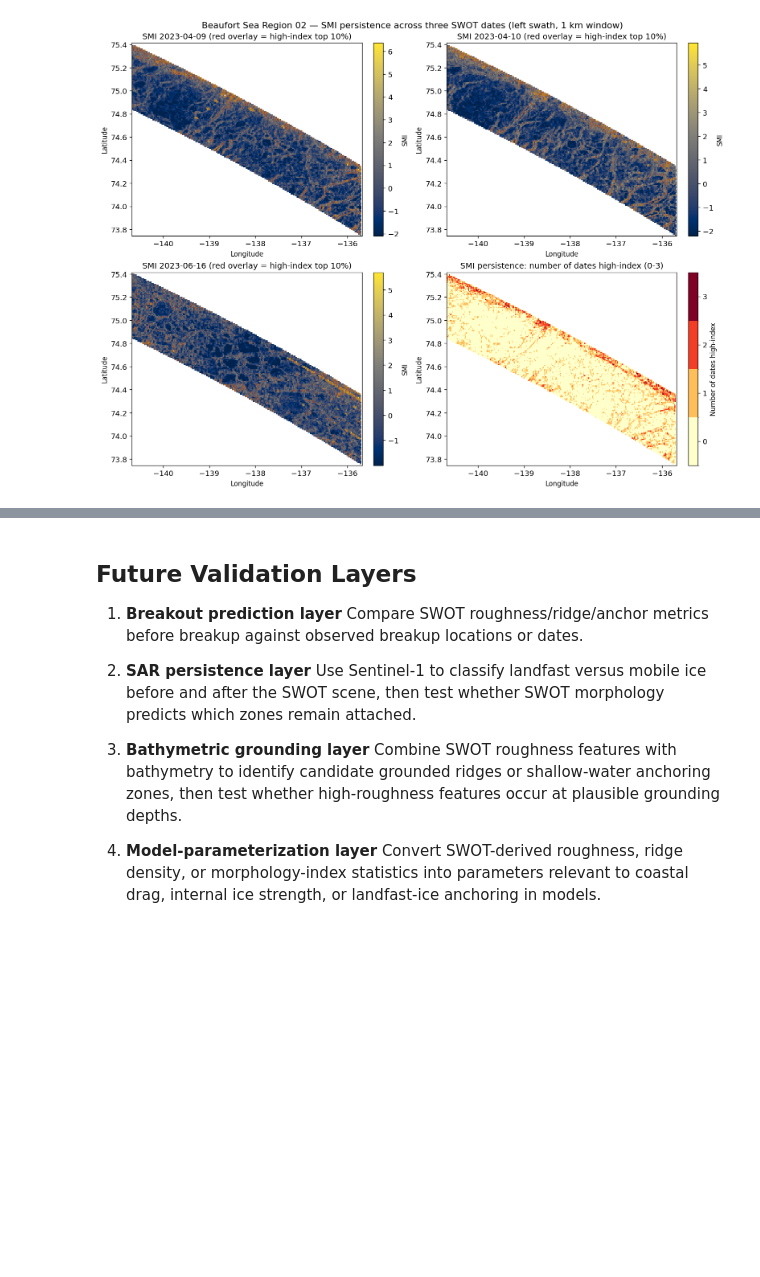
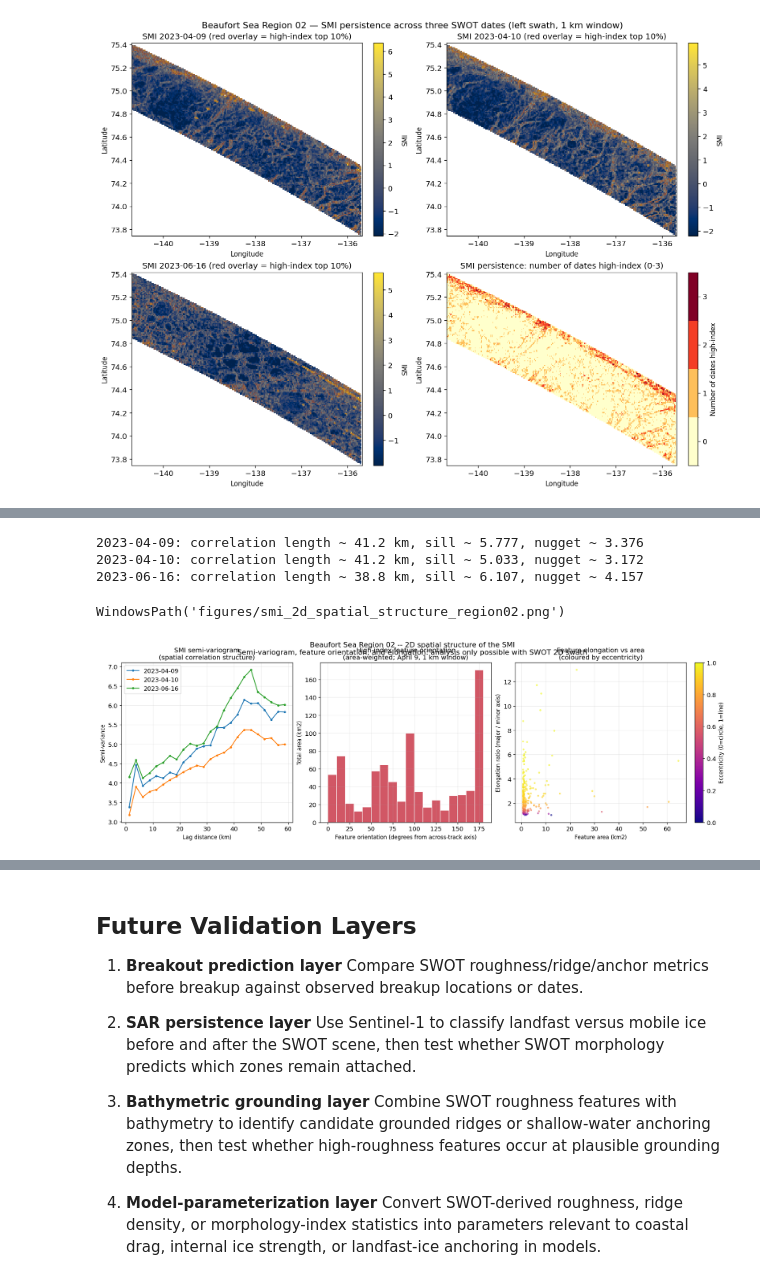
Before and after one commit to amstringer0303/swot_landfast_morphology_probe, a Jupyter notebook: swot_landfast_morphology_probe.ipynb, the cells around one changed output, grey strips where cells are left out. Saved outputs shown, nothing was run; the diff lists cells and outputs as text; code cells hidden in the pictures; blank space fills up the shorter version.

```diff
--- a/swot_landfast_morphology_probe.ipynb
+++ b/swot_landfast_morphology_probe.ipynb
@@ -742,0 +1027,77 @@ WindowsPath('figures/smi_persistence_region02_left.png')
+# %%
+# -- Multi-date semi-variograms (all three Region 02 dates) --
+variograms_by_date = {}
+for sc in scenes:
+    vg = swot_utils.smi_variogram(
+        sc["smi"], sc["valid"],
+        sc["lon"], sc["lat"],
+        max_distance_m=60_000, n_bins=24, n_sample=4000,
+    )
+    vg["date"] = sc["date"]
+    variograms_by_date[sc["date"]] = vg
+    sill_i = float(vg["semivariance"].quantile(0.75))
+    nugget_i = float(vg["semivariance"].iloc[0])
+    thresh_i = nugget_i + 0.95 * (sill_i - nugget_i)
+    reaches_i = vg[vg["semivariance"] >= thresh_i]
+    cl_i = float(reaches_i["distance_m"].iloc[0]) / 1000 if not reaches_i.empty else np.nan
+    print(f"{sc['date']}: correlation length ~ {cl_i:.1f} km, sill ~ {sill_i:.3f}, nugget ~ {nugget_i:.3f}")
+# %% [output]
+2023-04-09: correlation length ~ 41.2 km, sill ~ 5.777, nugget ~ 3.376
+2023-04-10: correlation length ~ 41.2 km, sill ~ 5.033, nugget ~ 3.172
+2023-06-16: correlation length ~ 38.8 km, sill ~ 6.107, nugget ~ 4.157
+# %%
+fig, axes = plt.subplots(1, 3, figsize=(16, 5), constrained_layout=True)
+
+# Panel 1: semi-variogram for all three dates
+colors_vg = {"2023-04-09": "#1f77b4", "2023-04-10": "#ff7f0e", "2023-06-16": "#2ca02c"}
+for date, vg in variograms_by_date.items():
+    axes[0].plot(vg["distance_m"] / 1000, vg["semivariance"],
+                 marker="o", markersize=3, linewidth=1.5,
+                 color=colors_vg[date], label=date)
+axes[0].set_xlabel("Lag distance (km)")
+axes[0].set_ylabel("Semi-variance")
+axes[0].set_title("SMI semi-variogram\n(spatial correlation structure)")
+axes[0].legend(frameon=True)
+axes[0].grid(alpha=0.25)
+
+# Panel 2: feature orientation rose diagram
+if not shape_metrics.empty:
+    angles = shape_metrics["orientation_deg"].dropna().values
+    # Orientation is in [-90, 90]; wrap to [0, 180] for a rose diagram
+    angles_180 = angles % 180
+    bins_rose = np.linspace(0, 180, 19)
+    counts, _ = np.histogram(angles_180, bins=bins_rose,
+                              weights=shape_metrics["area_km2"].values[:len(angles_180)])
+    bin_centers = (bins_rose[:-1] + bins_rose[1:]) / 2
+    axes[1].bar(bin_centers, counts, width=10, color="#c21f32", alpha=0.75, edgecolor="white")
+    axes[1].set_xlabel("Feature orientation (degrees from across-track axis)")
+    axes[1].set_ylabel("Total area (km2)")
+    axes[1].set_title("High-index feature orientation\n(area-weighted; April 9, 1 km window)")
+    axes[1].grid(alpha=0.25)
+
+# Panel 3: elongation vs area scatter
+if not shape_metrics.empty:
+    sc_plot = shape_metrics[shape_metrics["elongation"] <= 20]
+    axes[2].scatter(sc_plot["area_km2"], sc_plot["elongation"],
+                    s=12, c=sc_plot["eccentricity"], cmap="plasma",
+                    alpha=0.65, linewidths=0)
+    sm = plt.cm.ScalarMappable(cmap="plasma",
+                                norm=plt.Normalize(0, 1))
+    sm.set_array([])
+    fig.colorbar(sm, ax=axes[2], label="Eccentricity (0=circle, 1=line)")
+    axes[2].set_xlabel("Feature area (km2)")
+    axes[2].set_ylabel("Elongation ratio (major / minor axis)")
+    axes[2].set_title("Feature elongation vs area\n(coloured by eccentricity)")
+    axes[2].grid(alpha=0.25)
+
+fig.suptitle(
+    "Beaufort Sea Region 02 -- 2D spatial structure of the SMI\n"
+    "Semi-variogram, feature orientation, and elongation: analysis only possible with SWOT 2D swath",
+    y=1.02,
+)
+fig_path = FIG_DIR / "smi_2d_spatial_structure_region02.png"
+fig.savefig(fig_path, bbox_inches="tight")
+fig_path
+# %% [output]
+WindowsPath('figures/smi_2d_spatial_structure_region02.png')
+[figure, added]
```
Also changed, not shown: parts of 12 cells of this notebook, 13 other files.
